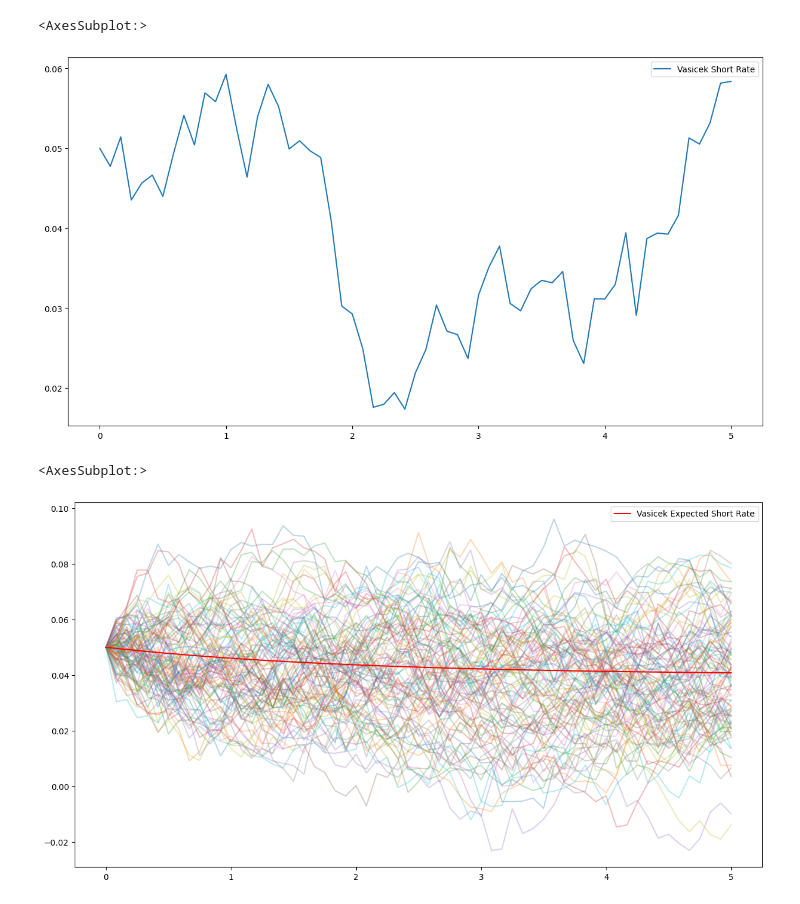
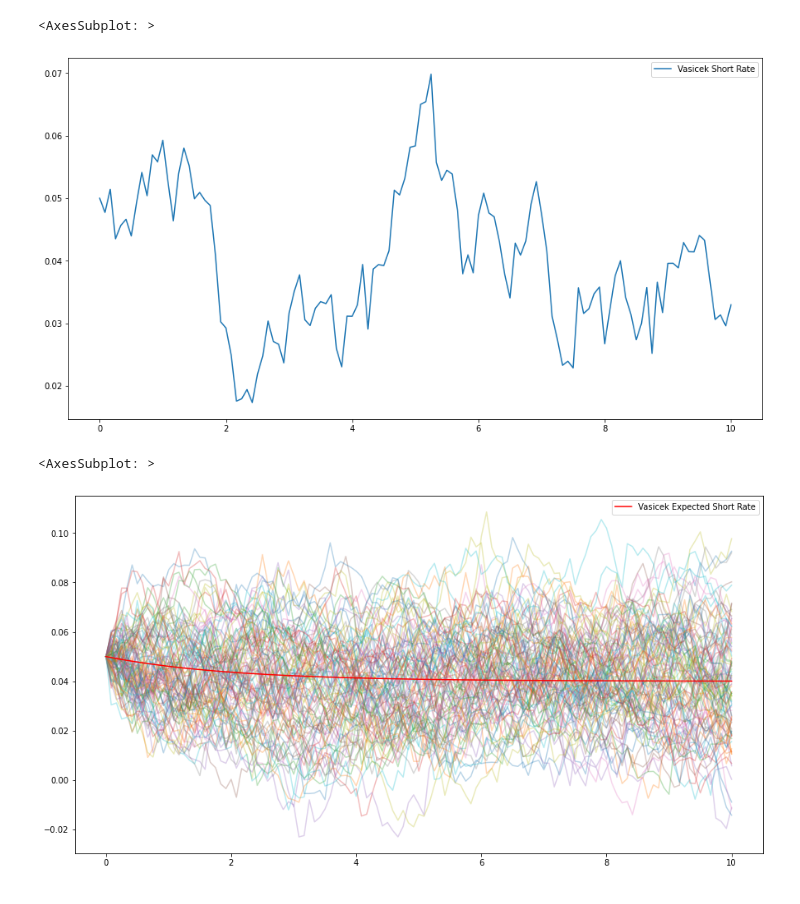
Before and after one commit to Eskild-afk/MasterThesis, a Jupyter notebook: playground.ipynb, the cells around one changed output. Saved outputs shown, nothing was run; the diff lists cells and outputs as text; code cells hidden in the pictures.

```diff
--- a/playground.ipynb
+++ b/playground.ipynb
@@ -6,6 +6,6 @@ import matplotlib.pyplot as plt
 testDynamic = Vasicek(initial=0.05, mean=0.02, reversion=-0.5, volatility=0.02)
 # testDynamic.create_path(stepsize=1/12, duration=15, seed=2023)
 plt.figure(figsize=(15,8))
-expected = [testDynamic.expectedRate(x) for x in np.arange(0,5*12+1)/12]
-sns.lineplot(x=np.arange(0,5*12+1)/12, y=expected, label="Vasicek Expected Short Rate")
+expected = [testDynamic.expectedRate(x) for x in np.arange(0,10*12+1)/12]
+sns.lineplot(x=np.arange(0,10*12+1)/12, y=expected, label="Vasicek Expected Short Rate")
 # %% [output]
@@ -14,17 +14,17 @@ sns.lineplot(x=np.arange(0,5*12+1)/12, y=expected, label="Vasicek Expected Short
 # %%
-time, rate = testDynamic.create_path(stepsize=1/12, duration=5, seed=1999)
+time, rate = testDynamic.create_path(stepsize=1/12, duration=10, seed=1999)
 plt.figure(figsize=(15,8))
 sns.lineplot(x=time, y=rate, label="Vasicek Short Rate")
 # %% [output]
-<AxesSubplot:>
+<AxesSubplot: >
-[figure, old version]
+[figure, new version]
 # %%
 #Some more sims
 plt.figure(figsize=(15,8))
 for i in range(100):
-    time, rate = testDynamic.create_path(stepsize=1/12, duration=5, seed=i)
+    time, rate = testDynamic.create_path(stepsize=1/12, duration=10, seed=i)
     sns.lineplot(x=time, y=rate, alpha=0.3)
-sns.lineplot(x=np.arange(0,5*12+1)/12, y=expected, label="Vasicek Expected Short Rate", c='red')
+sns.lineplot(x=np.arange(0,10*12+1)/12, y=expected, label="Vasicek Expected Short Rate", c='red')
 # %% [output]
-<AxesSubplot:>
+<AxesSubplot: >
-[figure, old version]
+[figure, new version]
```
Also changed, not shown: parts of 14 cells of this notebook, 5 other files.
